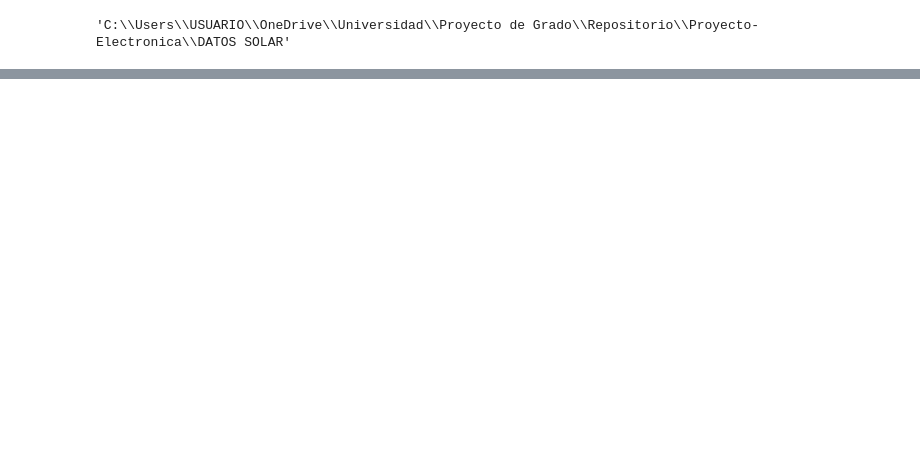
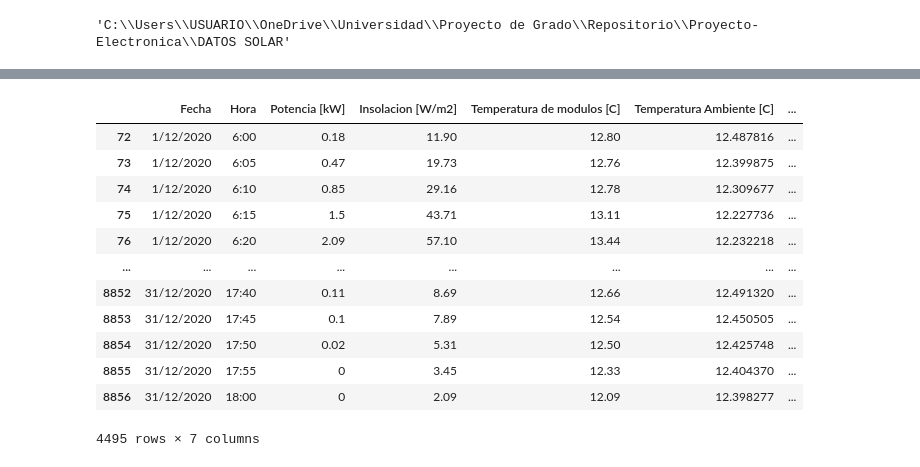
Before and after one commit to only-Robin/Proyecto-Electronica, a Jupyter notebook: DATOS SOLAR/Pre procesamiento.ipynb, the cells around one changed output, grey strips where cells are left out. Saved outputs shown, nothing was run; the diff lists cells and outputs as text; code cells hidden in the pictures; blank space fills up the shorter version.

```diff
--- a/DATOS SOLAR/Pre procesamiento.ipynb
+++ b/DATOS SOLAR/Pre procesamiento.ipynb
@@ -32 +59,17 @@ Ingrese el año: 2020
+# %%
+datos
+# %% [output]
+|  | Fecha | Hora | Potencia [kW] | Insolacion [W/m2] | Temperatura de modulos [C] | Temperatura Ambiente [C] | ... |
+| 72 | 1/12/2020 | 6:00 | 0.18 | 11.90 | 12.80 | 12.487816 | ... |
+| 73 | 1/12/2020 | 6:05 | 0.47 | 19.73 | 12.76 | 12.399875 | ... |
+| 74 | 1/12/2020 | 6:10 | 0.85 | 29.16 | 12.78 | 12.309677 | ... |
+| 75 | 1/12/2020 | 6:15 | 1.5 | 43.71 | 13.11 | 12.227736 | ... |
+| 76 | 1/12/2020 | 6:20 | 2.09 | 57.10 | 13.44 | 12.232218 | ... |
+| ... | ... | ... | ... | ... | ... | ... | ... |
+| 8852 | 31/12/2020 | 17:40 | 0.11 | 8.69 | 12.66 | 12.491320 | ... |
+| 8853 | 31/12/2020 | 17:45 | 0.1 | 7.89 | 12.54 | 12.450505 | ... |
+| 8854 | 31/12/2020 | 17:50 | 0.02 | 5.31 | 12.50 | 12.425748 | ... |
+| 8855 | 31/12/2020 | 17:55 | 0 | 3.45 | 12.33 | 12.404370 | ... |
+| 8856 | 31/12/2020 | 18:00 | 0 | 2.09 | 12.09 | 12.398277 | ... |
+4495 rows × 7 columns
 # %%
```
Also changed, not shown: parts of 10 cells of this notebook, 30 other files.
